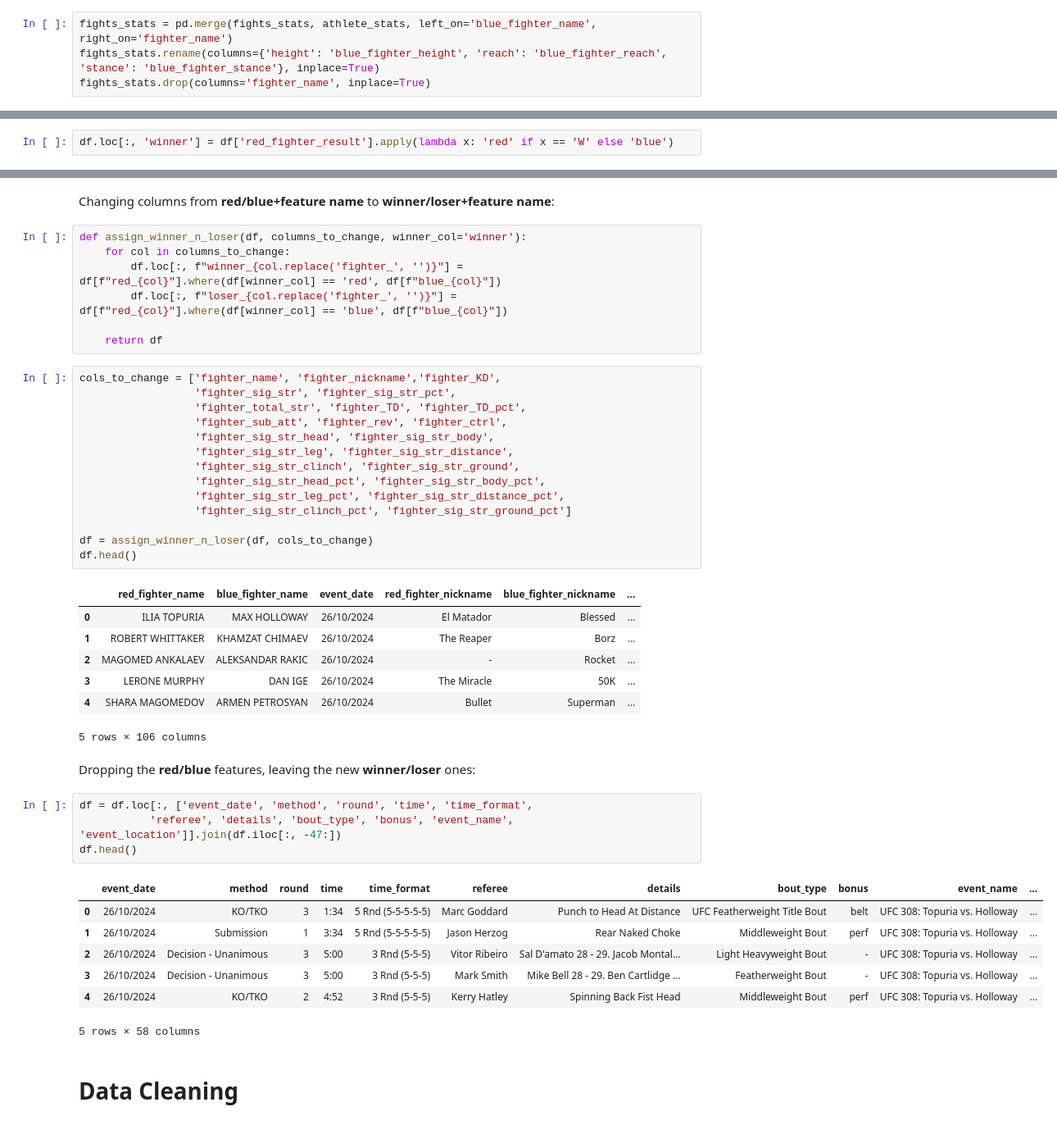
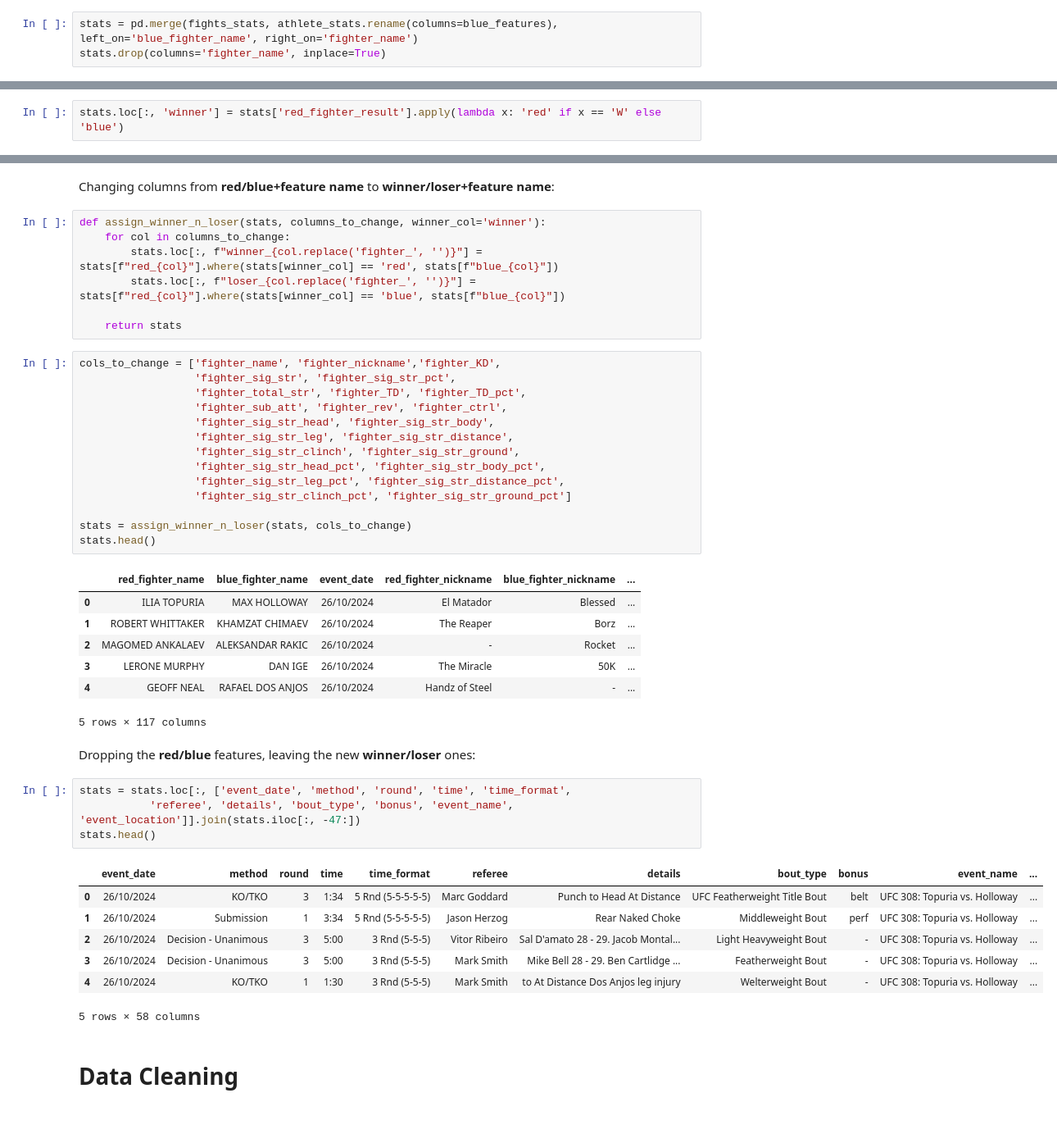
Before and after one commit to komaksym/UFC-DataLab, a Jupyter notebook: data/src/prepare_for_EDA.ipynb, the cells around one changed output, grey strips where cells are left out. Shown at 82% size. Cells and saved outputs as stored; diff of their text form.

```diff
--- a/data/src/prepare_for_EDA.ipynb
+++ b/data/src/prepare_for_EDA.ipynb
@@ -125,4 +137,3 @@ fights_stats.drop(columns='fighter_name', inplace=True)
 # %%
-fights_stats = pd.merge(fights_stats, athlete_stats, left_on='blue_fighter_name', right_on='fighter_name')
-fights_stats.rename(columns={'height': 'blue_fighter_height', 'reach': 'blue_fighter_reach', 'stance': 'blue_fighter_stance'}, inplace=True)
-fights_stats.drop(columns='fighter_name', inplace=True)
+stats = pd.merge(fights_stats, athlete_stats.rename(columns=blue_features), left_on='blue_fighter_name', right_on='fighter_name')
+stats.drop(columns='fighter_name', inplace=True)
@@ -141,5 +142,5 @@ fights_stats.head()
 # %% [markdown]
 Creating a single **winner** feature instead of two **red_fighter_result** and **blue_fighter_result** features:
 # %%
-df.loc[:, 'winner'] = df['red_fighter_result'].apply(lambda x: 'red' if x == 'W' else 'blue')
+stats.loc[:, 'winner'] = stats['red_fighter_result'].apply(lambda x: 'red' if x == 'W' else 'blue')
 # %%
@@ -154,12 +155,12 @@ Name: winner, dtype: object
 # %% [markdown]
 Changing columns from **red/blue+feature name** to **winner/loser+feature name**:
 # %%
-def assign_winner_n_loser(df, columns_to_change, winner_col='winner'):
+def assign_winner_n_loser(stats, columns_to_change, winner_col='winner'):
     for col in columns_to_change:
-        df.loc[:, f"winner_{col.replace('fighter_', '')}"] = df[f"red_{col}"].where(df[winner_col] == 'red', df[f"blue_{col}"])
-        df.loc[:, f"loser_{col.replace('fighter_', '')}"] = df[f"red_{col}"].where(df[winner_col] == 'blue', df[f"blue_{col}"])
+        stats.loc[:, f"winner_{col.replace('fighter_', '')}"] = stats[f"red_{col}"].where(stats[winner_col] == 'red', stats[f"blue_{col}"])
+        stats.loc[:, f"loser_{col.replace('fighter_', '')}"] = stats[f"red_{col}"].where(stats[winner_col] == 'blue', stats[f"blue_{col}"])
 
-    return df
+    return stats
 # %%
 cols_to_change = ['fighter_name', 'fighter_nickname','fighter_KD',
                   'fighter_sig_str', 'fighter_sig_str_pct',
@@ -172,29 +173,29 @@ cols_to_change = ['fighter_name', 'fighter_nickname','fighter_KD',
                   'fighter_sig_str_leg_pct', 'fighter_sig_str_distance_pct',
                   'fighter_sig_str_clinch_pct', 'fighter_sig_str_ground_pct']
 
-df = assign_winner_n_loser(df, cols_to_change)
-df.head()
+stats = assign_winner_n_loser(stats, cols_to_change)
+stats.head()
 # %% [output]
 |  | red_fighter_name | blue_fighter_name | event_date | red_fighter_nickname | blue_fighter_nickname | ... |
 | 0 | ILIA TOPURIA | MAX HOLLOWAY | 26/10/2024 | El Matador | Blessed | ... |
 | 1 | ROBERT WHITTAKER | KHAMZAT CHIMAEV | 26/10/2024 | The Reaper | Borz | ... |
 | 2 | MAGOMED ANKALAEV | ALEKSANDAR RAKIC | 26/10/2024 | - | Rocket | ... |
 | 3 | LERONE MURPHY | DAN IGE | 26/10/2024 | The Miracle | 50K | ... |
-| 4 | SHARA MAGOMEDOV | ARMEN PETROSYAN | 26/10/2024 | Bullet | Superman | ... |
+| 4 | GEOFF NEAL | RAFAEL DOS ANJOS | 26/10/2024 | Handz of Steel | - | ... |
-5 rows × 106 columns
+5 rows × 117 columns
 # %% [markdown]
 Dropping the **red/blue** features, leaving the new **winner/loser** ones:
 # %%
-df = df.loc[:, ['event_date', 'method', 'round', 'time', 'time_format',
-           'referee', 'details', 'bout_type', 'bonus', 'event_name', 'event_location']].join(df.iloc[:, -47:])
-df.head()
+stats = stats.loc[:, ['event_date', 'method', 'round', 'time', 'time_format',
+           'referee', 'details', 'bout_type', 'bonus', 'event_name', 'event_location']].join(stats.iloc[:, -47:])
+stats.head()
 # %% [output]
 |  | event_date | method | round | time | time_format | referee | details | bout_type | bonus | event_name | ... |
 | 0 | 26/10/2024 | KO/TKO | 3 | 1:34 | 5 Rnd (5-5-5-5-5) | Marc Goddard | Punch to Head At Distance | UFC Featherweight Title Bout | belt | UFC 308: Topuria vs. Holloway | ... |
 | 1 | 26/10/2024 | Submission | 1 | 3:34 | 5 Rnd (5-5-5-5-5) | Jason Herzog | Rear Naked Choke | Middleweight Bout | perf | UFC 308: Topuria vs. Holloway | ... |
 | 2 | 26/10/2024 | Decision - Unanimous | 3 | 5:00 | 3 Rnd (5-5-5) | Vitor Ribeiro | Sal D'amato 28 - 29. Jacob Montal... | Light Heavyweight Bout | - | UFC 308: Topuria vs. Holloway | ... |
 | 3 | 26/10/2024 | Decision - Unanimous | 3 | 5:00 | 3 Rnd (5-5-5) | Mark Smith | Mike Bell 28 - 29. Ben Cartlidge ... | Featherweight Bout | - | UFC 308: Topuria vs. Holloway | ... |
-| 4 | 26/10/2024 | KO/TKO | 2 | 4:52 | 3 Rnd (5-5-5) | Kerry Hatley | Spinning Back Fist Head | Middleweight Bout | perf | UFC 308: Topuria vs. Holloway | ... |
+| 4 | 26/10/2024 | KO/TKO | 1 | 1:30 | 3 Rnd (5-5-5) | Mark Smith | to At Distance Dos Anjos leg injury | Welterweight Bout | - | UFC 308: Topuria vs. Holloway | ... |
 5 rows × 58 columns
 # %% [markdown]
 # Data Cleaning
```
Also changed, not shown: parts of 23 cells of this notebook.
